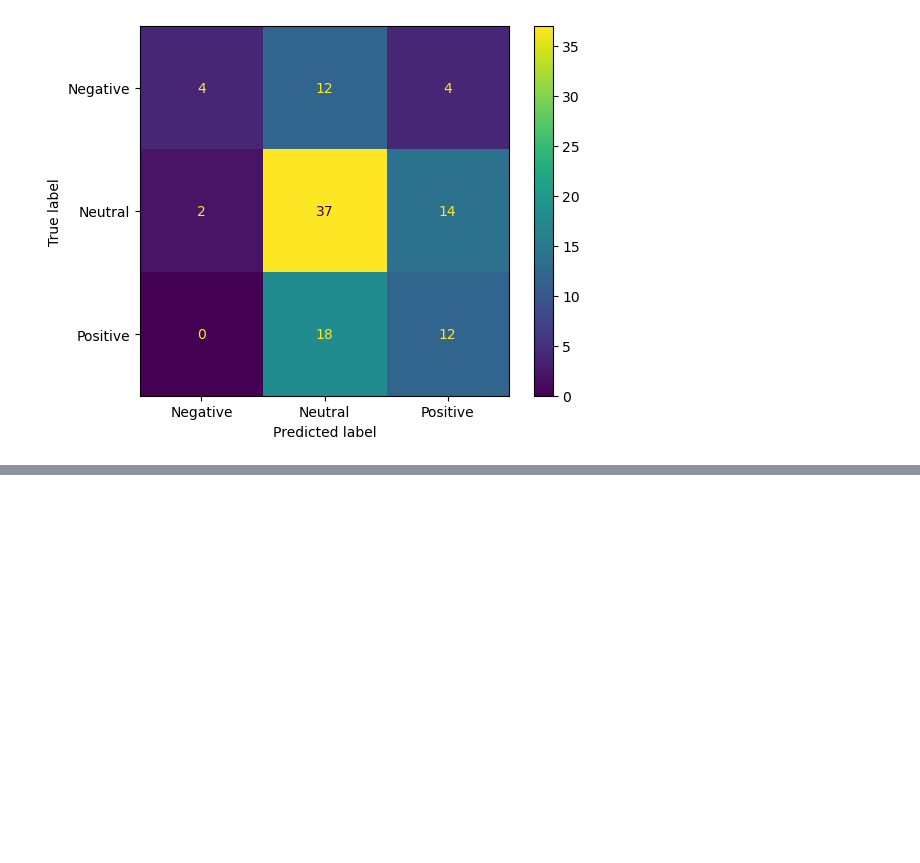
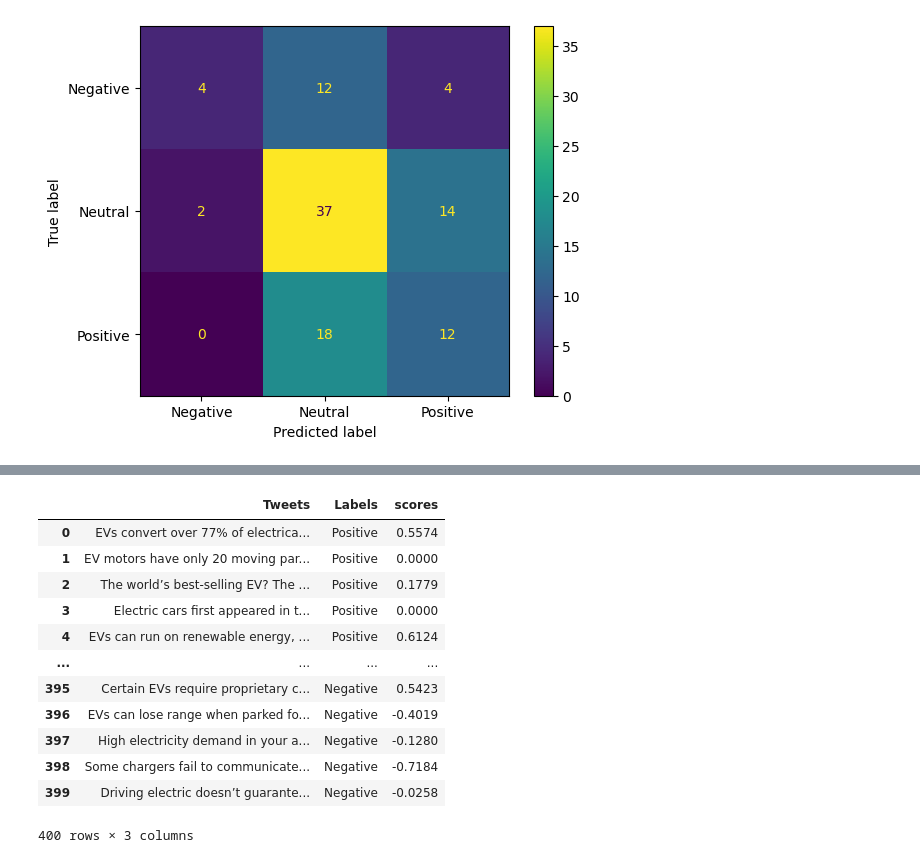
Before and after one commit to rrandev03/NLP_Final, a Jupyter notebook: 200_code/eda.ipynb, the cells around one changed output, grey strips where cells are left out. Saved outputs shown, nothing was run; the diff lists cells and outputs as text; code cells hidden in the pictures; blank space fills up the shorter version.

```diff
--- a/200_code/eda.ipynb
+++ b/200_code/eda.ipynb
@@ -361,0 +399,27 @@ plt.show()
+# %%
+analyzer = SentimentIntensityAnalyzer()
+list1 = []
+
+for row in synth["Tweets"]:
+    scores = analyzer.polarity_scores(row)
+    list1.append(scores)
+
+score_list = []
+for score in list1:
+    score_list.append(score["compound"])
+synth["scores"] = score_list
+synth
+# %% [output]
+|  | Tweets | Labels | scores |
+| 0 | EVs convert over 77% of electrica... | Positive | 0.5574 |
+| 1 | EV motors have only 20 moving par... | Positive | 0.0000 |
+| 2 | The world’s best-selling EV? The ... | Positive | 0.1779 |
+| 3 | Electric cars first appeared in t... | Positive | 0.0000 |
+| 4 | EVs can run on renewable energy, ... | Positive | 0.6124 |
+| ... | ... | ... | ... |
+| 395 | Certain EVs require proprietary c... | Negative | 0.5423 |
+| 396 | EVs can lose range when parked fo... | Negative | -0.4019 |
+| 397 | High electricity demand in your a... | Negative | -0.1280 |
+| 398 | Some chargers fail to communicate... | Negative | -0.7184 |
+| 399 | Driving electric doesn’t guarante... | Negative | -0.0258 |
+400 rows × 3 columns
```
Also changed, not shown: parts of 7 cells of this notebook, 1 other file.
